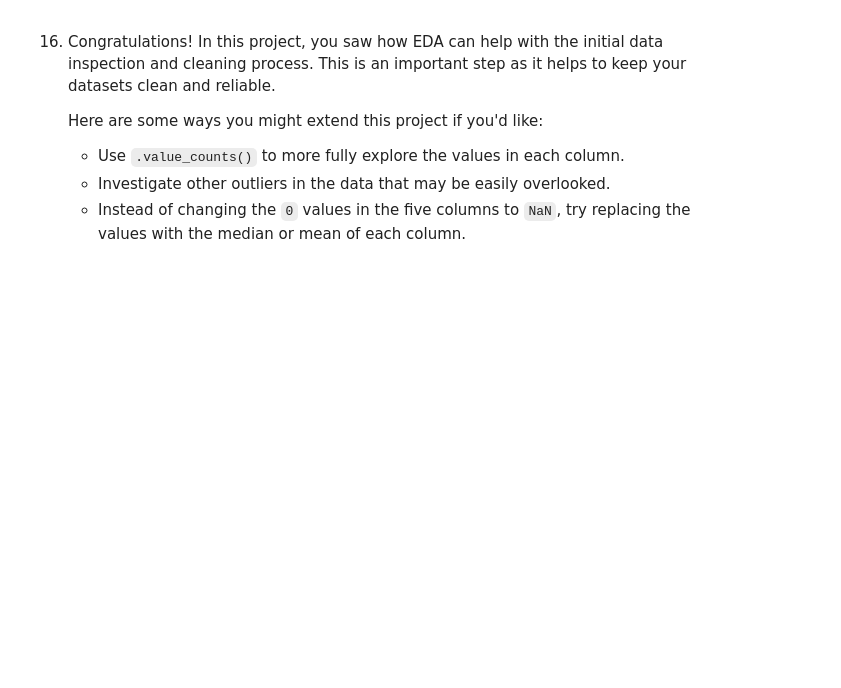
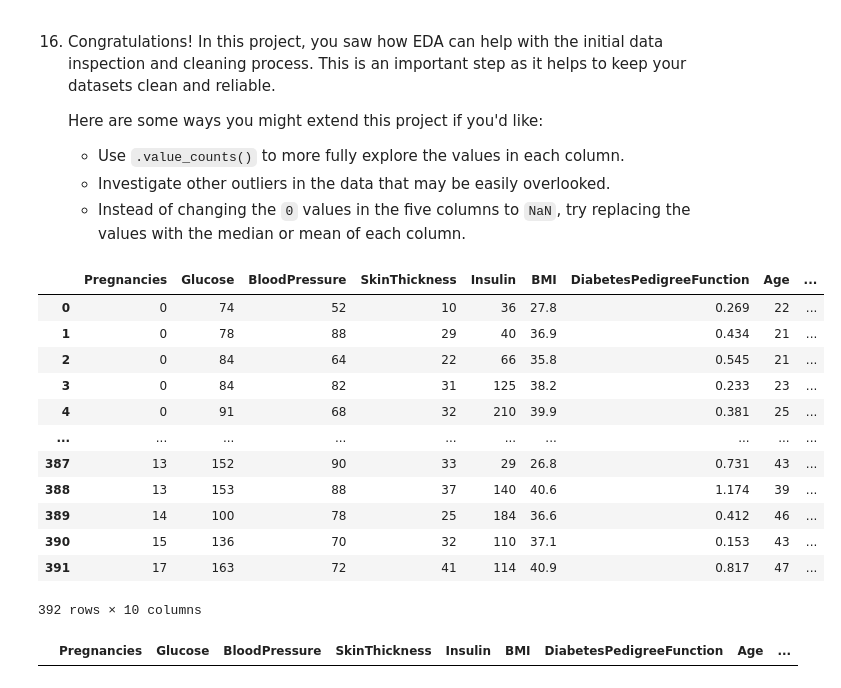
Before and after one commit to majorgilles/code_cademy_nlp, a Jupyter notebook: eda_diagnosing_diabetes/EDA Diagnosing Diabetes.ipynb, the cells around one changed output. Saved outputs shown, nothing was run; the diff lists cells and outputs as text; code cells hidden in the pictures; blank space fills up the shorter version.

```diff
--- a/eda_diagnosing_diabetes/EDA Diagnosing Diabetes.ipynb
+++ b/eda_diagnosing_diabetes/EDA Diagnosing Diabetes.ipynb
@@ -160,3 +251,6 @@ dtype: int64
 15. How might you resolve this issue?
 # %% [markdown]
 **Your response to question 15**:
+# %%
+diabetes_data["Outcome"] = diabetes_data.Outcome.apply(lambda x: "0" if x == "O" else x)
+diabetes_data.Outcome.unique()
@@ -169,3 +265,28 @@ dtype: int64
     - Use `.value_counts()` to more fully explore the values in each column.
     - Investigate other outliers in the data that may be easily overlooked.
     - Instead of changing the `0` values in the five columns to `NaN`, try replacing the values with the median or mean of each column.
+# %%
+counts = diabetes_data.value_counts().reset_index(name="count")
+counts[counts["count"] == 1]
+# %% [output]
+|  | Pregnancies | Glucose | BloodPressure | SkinThickness | Insulin | BMI | DiabetesPedigreeFunction | Age | ... |
+| 0 | 0 | 74 | 52 | 10 | 36 | 27.8 | 0.269 | 22 | ... |
+| 1 | 0 | 78 | 88 | 29 | 40 | 36.9 | 0.434 | 21 | ... |
+| 2 | 0 | 84 | 64 | 22 | 66 | 35.8 | 0.545 | 21 | ... |
+| 3 | 0 | 84 | 82 | 31 | 125 | 38.2 | 0.233 | 23 | ... |
+| 4 | 0 | 91 | 68 | 32 | 210 | 39.9 | 0.381 | 25 | ... |
+| ... | ... | ... | ... | ... | ... | ... | ... | ... | ... |
+| 387 | 13 | 152 | 90 | 33 | 29 | 26.8 | 0.731 | 43 | ... |
+| 388 | 13 | 153 | 88 | 37 | 140 | 40.6 | 1.174 | 39 | ... |
+| 389 | 14 | 100 | 78 | 25 | 184 | 36.6 | 0.412 | 46 | ... |
+| 390 | 15 | 136 | 70 | 32 | 110 | 37.1 | 0.153 | 43 | ... |
+| 391 | 17 | 163 | 72 | 41 | 114 | 40.9 | 0.817 | 47 | ... |
+392 rows × 10 columns
+# %%
+for col in columns_to_replace:
+    col_mean = diabetes_data[col].mean()
+    diabetes_data[col] = diabetes_data[col].replace(np.nan, col_mean)
+
+diabetes_data[diabetes_data.isnull().any(axis=1)] # only print rows with missing data
+# %% [output]
+|  | Pregnancies | Glucose | BloodPressure | SkinThickness | Insulin | BMI | DiabetesPedigreeFunction | Age | ... |
```
Also changed, not shown: parts of 12 cells of this notebook, 2 other files.
